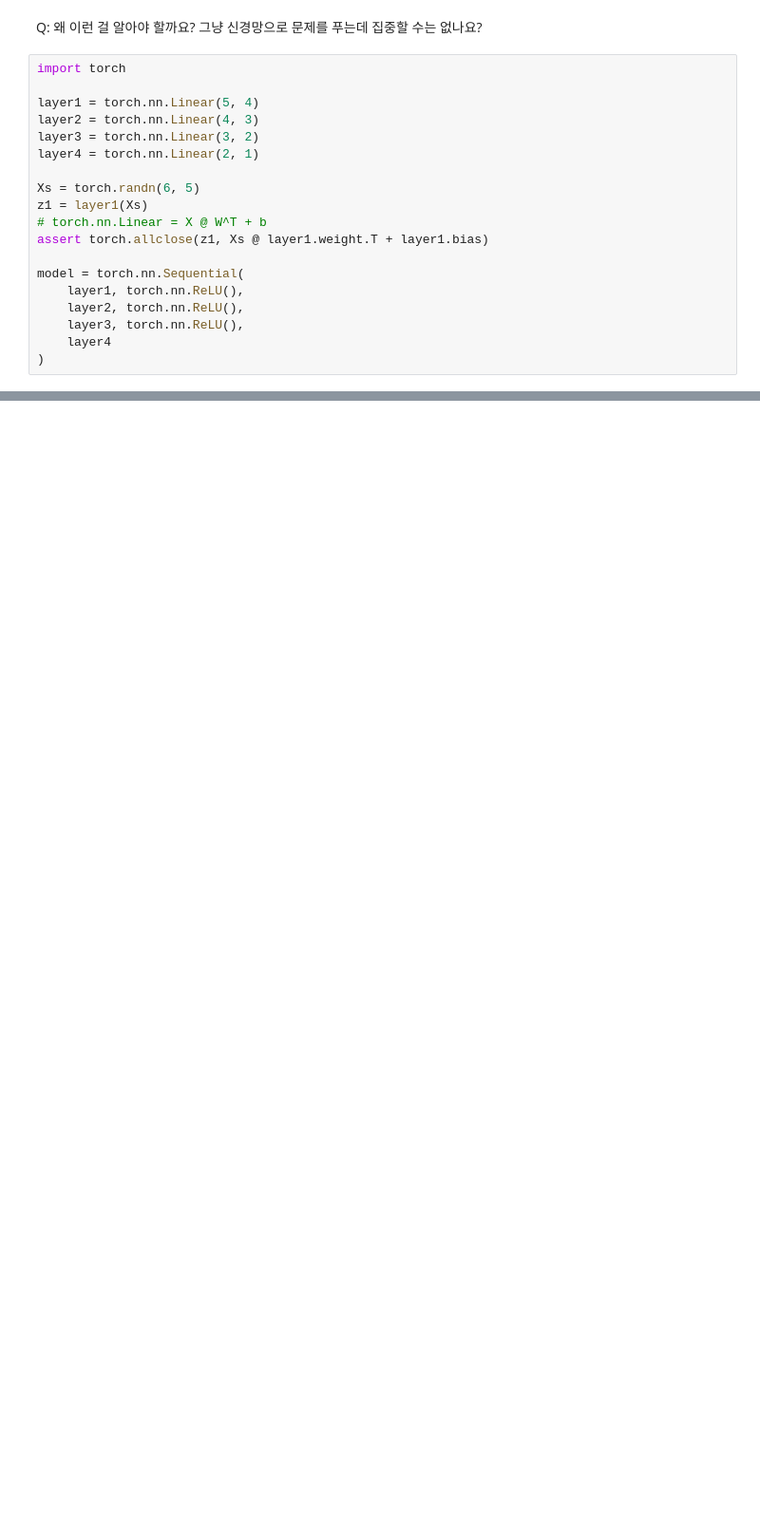
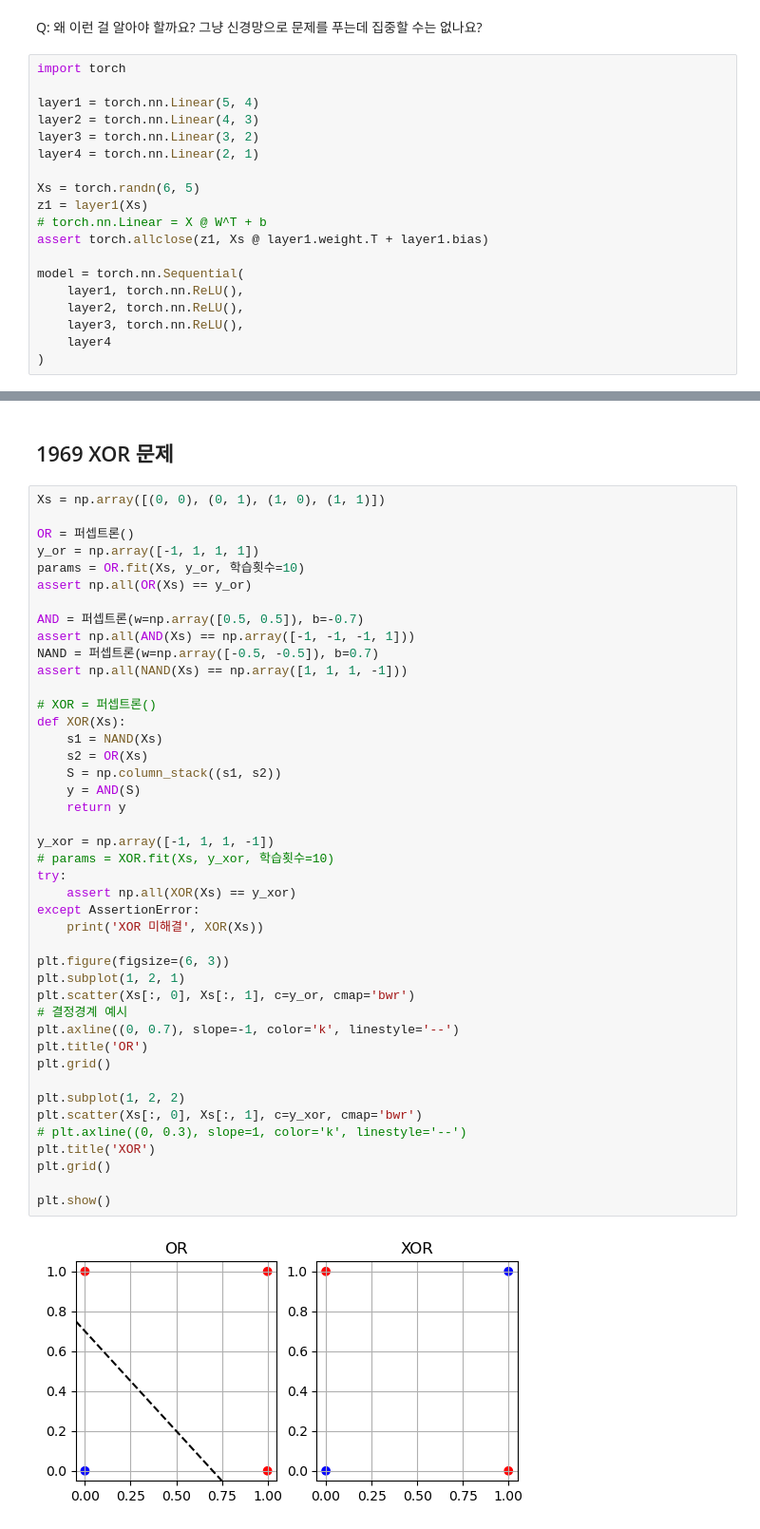
Before and after one commit to rebirther00/pydeep_multicam, a Jupyter notebook: Day2-SJ.ipynb, the cells around one changed output, grey strips where cells are left out. Shown at 95% size. Cells and saved outputs as stored; diff of their text form; blank space fills up the shorter version.

```diff
--- a/Day2-SJ.ipynb
+++ b/Day2-SJ.ipynb
@@ -213,0 +337,47 @@ model = torch.nn.Sequential(
+# %% [markdown]
+## 1969 XOR 문제
+# %%
+Xs = np.array([(0, 0), (0, 1), (1, 0), (1, 1)])
+
+OR = 퍼셉트론()
+y_or = np.array([-1, 1, 1, 1])
+params = OR.fit(Xs, y_or, 학습횟수=10)
+assert np.all(OR(Xs) == y_or)
+
+AND = 퍼셉트론(w=np.array([0.5, 0.5]), b=-0.7)
+assert np.all(AND(Xs) == np.array([-1, -1, -1, 1]))
+NAND = 퍼셉트론(w=np.array([-0.5, -0.5]), b=0.7)
+assert np.all(NAND(Xs) == np.array([1, 1, 1, -1]))
+
+# XOR = 퍼셉트론()
+def XOR(Xs):
+    s1 = NAND(Xs)
+    s2 = OR(Xs)
+    S = np.column_stack((s1, s2))
+    y = AND(S)
+    return y
+
+y_xor = np.array([-1, 1, 1, -1])
+# params = XOR.fit(Xs, y_xor, 학습횟수=10)
+try:
+    assert np.all(XOR(Xs) == y_xor)
+except AssertionError:
+    print('XOR 미해결', XOR(Xs))
+
+plt.figure(figsize=(6, 3))
+plt.subplot(1, 2, 1)
+plt.scatter(Xs[:, 0], Xs[:, 1], c=y_or, cmap='bwr')
+# 결정경계 예시
+plt.axline((0, 0.7), slope=-1, color='k', linestyle='--')
+plt.title('OR')
+plt.grid()
+
+plt.subplot(1, 2, 2)
+plt.scatter(Xs[:, 0], Xs[:, 1], c=y_xor, cmap='bwr')
+# plt.axline((0, 0.3), slope=1, color='k', linestyle='--')
+plt.title('XOR')
+plt.grid()
+
+plt.show()
+# %% [output]
+[figure, added]
```
Also changed, not shown: parts of 11 cells of this notebook, 2 other files.
